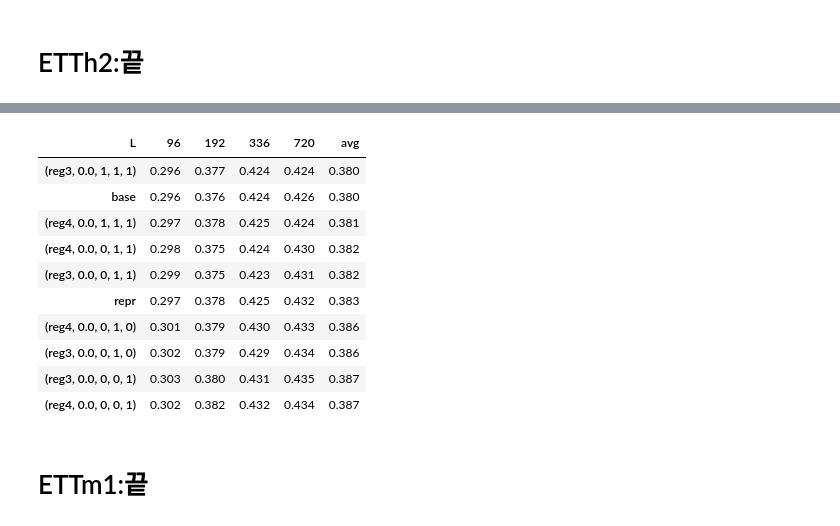
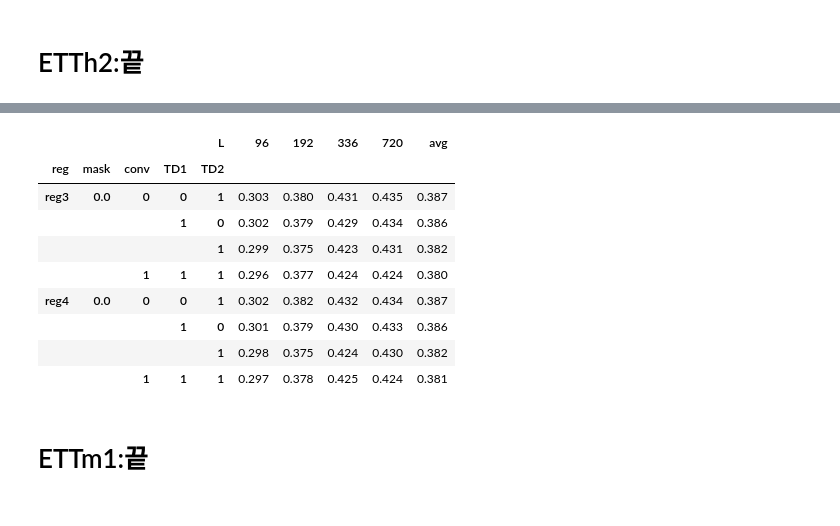
Before and after one commit to seunghan96/comats, a Jupyter notebook: results.ipynb, the cells around one changed output, grey strips where cells are left out. Saved outputs shown, nothing was run; the diff lists cells and outputs as text; code cells hidden in the pictures.

```diff
--- a/results.ipynb
+++ b/results.ipynb
@@ -200,21 +179,21 @@ df
 # %%
 etth2 = df.groupby(['reg','mask','conv','TD1','TD2']).min()[[96,192,336,720]]
-etth2.loc['base'] = [0.296,0.376,0.424,0.426]
-etth2.loc['repr'] = [0.297,0.378,0.425,0.432]
+#etth2.loc['base'] = [0.296,0.376,0.424,0.426]
+#etth2.loc['repr'] = [0.297,0.378,0.425,0.432]
 etth2['avg'] = etth2.mean(axis=1)
-etth2.sort_values('avg').round(3)
+#etth2.sort_values('avg').round(3)
+etth2.round(3)
 # %% [output]
-| L | 96 | 192 | 336 | 720 | avg |
-| (reg3, 0.0, 1, 1, 1) | 0.296 | 0.377 | 0.424 | 0.424 | 0.380 |
-| base | 0.296 | 0.376 | 0.424 | 0.426 | 0.380 |
-| (reg4, 0.0, 1, 1, 1) | 0.297 | 0.378 | 0.425 | 0.424 | 0.381 |
-| (reg4, 0.0, 0, 1, 1) | 0.298 | 0.375 | 0.424 | 0.430 | 0.382 |
-| (reg3, 0.0, 0, 1, 1) | 0.299 | 0.375 | 0.423 | 0.431 | 0.382 |
-| repr | 0.297 | 0.378 | 0.425 | 0.432 | 0.383 |
-| (reg4, 0.0, 0, 1, 0) | 0.301 | 0.379 | 0.430 | 0.433 | 0.386 |
-| (reg3, 0.0, 0, 1, 0) | 0.302 | 0.379 | 0.429 | 0.434 | 0.386 |
-| (reg3, 0.0, 0, 0, 1) | 0.303 | 0.380 | 0.431 | 0.435 | 0.387 |
-| (reg4, 0.0, 0, 0, 1) | 0.302 | 0.382 | 0.432 | 0.434 | 0.387 |
+|  |  |  |  | L | 96 | 192 | 336 | 720 | avg |
+| reg | mask | conv | TD1 | TD2 |  |  |  |  |  |
+| reg3 | 0.0 | 0 | 0 | 1 | 0.303 | 0.380 | 0.431 | 0.435 | 0.387 |
+|  |  |  | 1 | 0 | 0.302 | 0.379 | 0.429 | 0.434 | 0.386 |
+|  |  |  |  | 1 | 0.299 | 0.375 | 0.423 | 0.431 | 0.382 |
+|  |  | 1 | 1 | 1 | 0.296 | 0.377 | 0.424 | 0.424 | 0.380 |
+| reg4 | 0.0 | 0 | 0 | 1 | 0.302 | 0.382 | 0.432 | 0.434 | 0.387 |
+|  |  |  | 1 | 0 | 0.301 | 0.379 | 0.430 | 0.433 | 0.386 |
+|  |  |  |  | 1 | 0.298 | 0.375 | 0.424 | 0.430 | 0.382 |
+|  |  | 1 | 1 | 1 | 0.297 | 0.378 | 0.425 | 0.424 | 0.381 |
 # %% [markdown]
 # ETTm1:끝
 # %%
```
Also changed, not shown: parts of 10 cells of this notebook, 9 other files.
